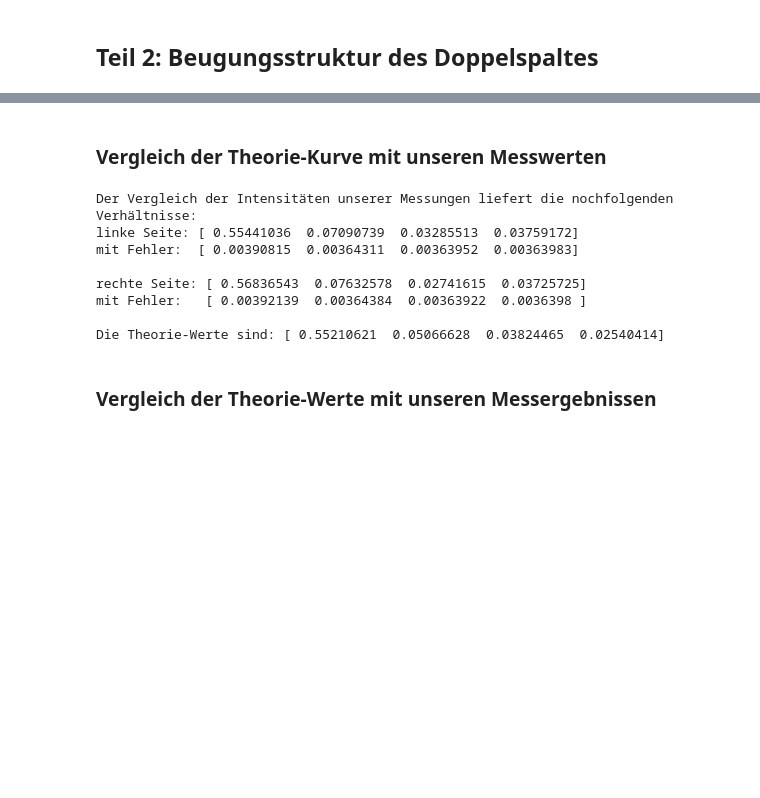
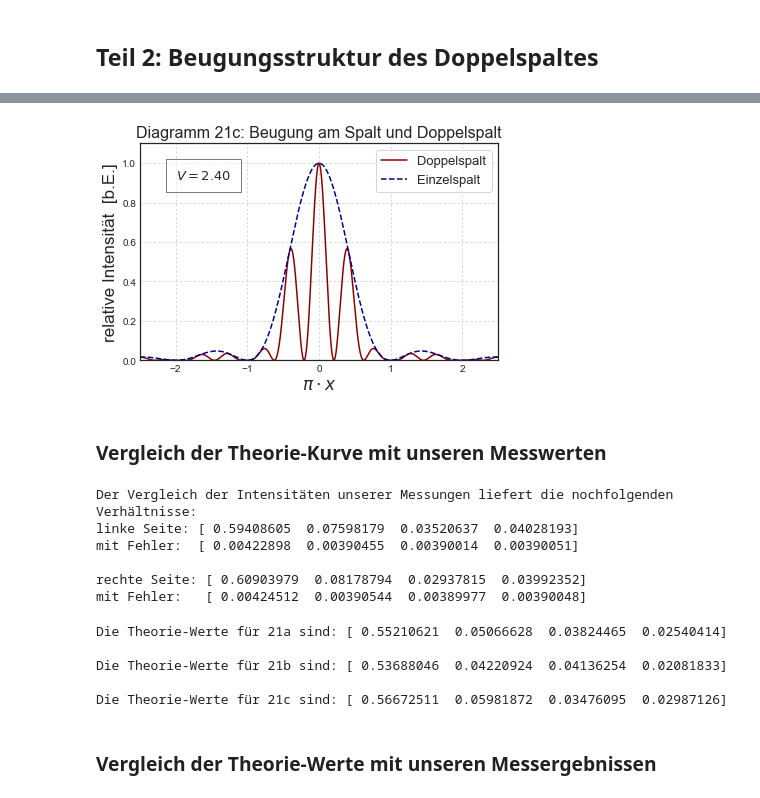
Before and after one commit to mathieukaltschmidt/PAP2-physics-lab-course, a Jupyter notebook: V233 Fourier-Optik/V233 Fourier-Optik .ipynb, the cells around one changed output, grey strips where cells are left out. Drawn from its saved outputs; the diff is of its cells as text; code cells hidden in the pictures; blank space fills up the shorter version.

Commit message:
25.01.18
Update der Python-Skripte und Fehlerkorrekturen.

```diff
--- a/V233 Fourier-Optik/V233 Fourier-Optik .ipynb
+++ b/V233 Fourier-Optik/V233 Fourier-Optik .ipynb
@@ -437,3 +458,22 @@ plt.savefig('Diagramme/V233Diagramm21.pdf',format='PDF')
+# %%
+def beugung_doppelspalt3(x):
+    return np.sinc(x)**2*np.cos(np.pi*v3*x)**2
+plt.plot(x,beugung_doppelspalt3(x),color='darkred',label='Doppelspalt')
+plt.plot(x,beugung_spalt(x),color='darkblue',label='Einzelspalt',linestyle='--')
+plt.title('Diagramm 21c: Beugung am Spalt und Doppelspalt',size=16)
+plt.xlabel('$\pi \cdot x$',size=17)
+plt.ylabel('relative Intensität  [b.E.]',size=17)
+plt.grid(ls='dotted')
+plt.ylim(0,1.1)
+plt.xlim(-2.5,2.5)
+plt.text(-2,0.92,r'$V = 2.40$',bbox={'facecolor':'white', 'alpha':0.5, 'pad':10},size=13)
+plt.legend(frameon=True,fontsize=13)
+
+#Abspeichern des Diagramms
+plt.tight_layout()
+plt.savefig('Diagramme/V233Diagramm21c.pdf',format='PDF')
+# %% [output]
+[figure, added]
 # %% [markdown]
 ### Vergleich der Theorie-Kurve mit unseren Messwerten
 # %%
@@ -441,6 +481,7 @@ plt.savefig('Diagramme/V233Diagramm21.pdf',format='PDF')
 
 #Messwerte
 max2_0= 3886.76
+max2_0_corr=max2_0-((252.39+266.76)/2)
 #Fehler=intensity_err=10 counts
 max2_left=np.array([2407.25,527.99,380.09,398.50]) #vom 1. bis zum 4. Nebenmaximum
 ug_left2=252.39*np.ones(4)
@@ -455,11 +496,11 @@ ug_right2=266.76*np.ones(4)
 
 max2_right_corr=max2_right-ug_right2
 
-prob2_max_max0_left=max2_left_corr/max2_0
-prob2_max_max0_left_err=prob2_max_max0_left*np.sqrt((corr_err/max2_left_corr)**2+(intensity_err/max2_0)**2)
+prob2_max_max0_left=max2_left_corr/max2_0_corr
+prob2_max_max0_left_err=prob2_max_max0_left*np.sqrt((corr_err/max2_left_corr)**2+(intensity_err/max2_0_corr)**2)
 
-prob2_max_max0_right=max2_right_corr/max2_0
-prob2_max_max0_right_err=prob2_max_max0_right*np.sqrt((corr_err/max2_right_corr)**2+(intensity_err/max2_0)**2)
+prob2_max_max0_right=max2_right_corr/max2_0_corr
+prob2_max_max0_right_err=prob2_max_max0_right*np.sqrt((corr_err/max2_right_corr)**2+(intensity_err/max2_0_corr)**2)
 
 print('Der Vergleich der Intensitäten unserer Messungen liefert die nochfolgenden Verhältnisse:')
 print('linke Seite: '+str(prob2_max_max0_left))
@@ -469,22 +510,38 @@ print('rechte Seite: '+str(prob2_max_max0_right))
 print('mit Fehler:   '+str(prob2_max_max0_right_err))
 print()
 
-#Theorie-Kurve
-
-doubleslit_theory = argrelextrema(beugung_doppelspalt(x), np.greater_equal, order = 2000)
-max2_theory=np.array(beugung_doppelspalt(x[doubleslit_theory]))
-max2_theory_sliced=max2_theory[14:10:-1]
-
-print('Die Theorie-Werte sind: '+str(max2_theory_sliced))
+#Theorie-Kurven
+#21a
+doubleslit_theory_a = argrelextrema(beugung_doppelspalt(x), np.greater_equal, order = 2000)
+max2_theory_a=np.array(beugung_doppelspalt(x[doubleslit_theory_a]))
+max2_theory_sliced_a=max2_theory_a[14:10:-1]
+#21b
+doubleslit_theory_b = argrelextrema(beugung_doppelspalt2(x), np.greater_equal, order = 2000)
+max2_theory_b=np.array(beugung_doppelspalt2(x[doubleslit_theory_b]))
+max2_theory_sliced_b=max2_theory_b[12:8:-1]
+#21c
+doubleslit_theory_c = argrelextrema(beugung_doppelspalt3(x), np.greater_equal, order = 2000)
+max2_theory_c=np.array(beugung_doppelspalt3(x[doubleslit_theory_c]))
+max2_theory_sliced_c=max2_theory_c[14:10:-1]
 # %% [output]
 Der Vergleich der Intensitäten unserer Messungen liefert die nochfolgenden Verhältnisse:
-linke Seite: [ 0.55441036  0.07090739  0.03285513  0.03759172]
-mit Fehler:  [ 0.00390815  0.00364311  0.00363952  0.00363983]
+linke Seite: [ 0.59408605  0.07598179  0.03520637  0.04028193]
+mit Fehler:  [ 0.00422898  0.00390455  0.00390014  0.00390051]
 
-rechte Seite: [ 0.56836543  0.07632578  0.02741615  0.03725725]
-mit Fehler:   [ 0.00392139  0.00364384  0.00363922  0.0036398 ]
-
-Die Theorie-Werte sind: [ 0.55210621  0.05066628  0.03824465  0.02540414]
+rechte Seite: [ 0.60903979  0.08178794  0.02937815  0.03992352]
+mit Fehler:   [ 0.00424512  0.00390544  0.00389977  0.00390048]
+# %%
+print('Die Theorie-Werte für 21a sind: '+str(max2_theory_sliced_a))
+print()
+print('Die Theorie-Werte für 21b sind: '+str(max2_theory_sliced_b))
+print()
+print('Die Theorie-Werte für 21c sind: '+str(max2_theory_sliced_c))
+# %% [output]
+Die Theorie-Werte für 21a sind: [ 0.55210621  0.05066628  0.03824465  0.02540414]
+
+Die Theorie-Werte für 21b sind: [ 0.53688046  0.04220924  0.04136254  0.02081833]
+
+Die Theorie-Werte für 21c sind: [ 0.56672511  0.05981872  0.03476095  0.02987126]
 # %% [markdown]
 ### Vergleich der Theorie-Werte mit unseren Messergebnissen
 # %%
```
Also changed, not shown: parts of 31 cells of this notebook, 46 other files.
